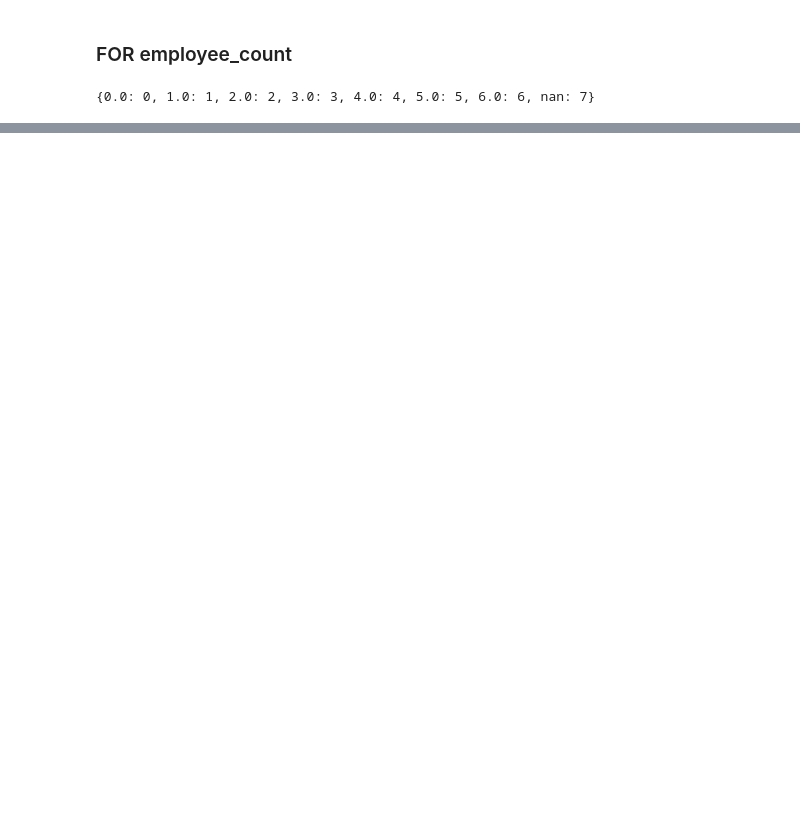
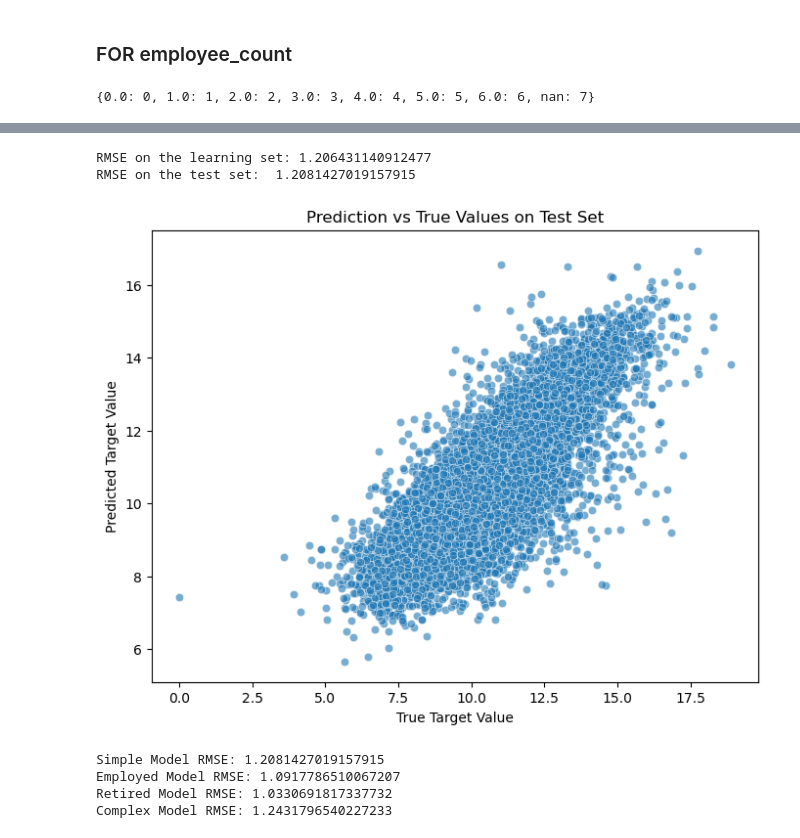
Before and after one commit to rinaaro/Machine-Learning-Project, a Jupyter notebook: merging_v3.ipynb, the cells around one changed output, grey strips where cells are left out. Cells and saved outputs as stored; diff of their text form; code cells hidden in the pictures; blank space fills up the shorter version.

```diff
--- a/merging_v3.ipynb
+++ b/merging_v3.ipynb
@@ -261,0 +353,49 @@ learn_data
+# %%
+#drop residents col before this? and insee code just for now bc its still object
+a = learn_data.drop(columns=['RESIDENTS', 'INSEE_CODE'])
+a = pd.get_dummies(a)
+# %%
+# Split data into features and target
+##Don't forget to edit the col ranges after editing types and stuff later
+X_train = a.drop(columns=['target'])
+y_train = a['target']
+
+basic_cols = list(X_train.columns[:8]) + ['is_employed', 'is_retired']
+employed_cols = list(X_train.columns[:10]) + list(X_train.columns[13:18]) + list(X_train.columns[23:])
+retired_cols = list(X_train.columns[:8]) + list(X_train.columns[10:18]) + list(X_train.columns[23:])
+
+# Create masks for the different subsets
+basic_mask = X_train[list(X_train.columns[:9]) + ['is_employed', 'is_retired']].notna().all(axis=1)
+employed_mask = X_train[list(X_train.columns[:11]) + list(X_train.columns[14:22])].notna().all(axis=1)
+retired_mask = X_train[list(X_train.columns[:9]) + list(X_train.columns[11:22])].notna().all(axis=1)
+# %%
+#reformat the train test split section
+# Simple Model: Basic features
+X_basic = X_train.loc[basic_mask, basic_cols]
+y_basic = y_train.loc[basic_mask]
+# %%
+X_train_basic, X_test_basic, y_train_basic, y_test_basic = train_test_split(X_basic, y_basic, test_size=0.2, random_state=42)
+basic_model = RandomForestRegressor(random_state=42)
+basic_model.fit(X_train_basic, y_train_basic)
+y_pred_basic = basic_model.predict(X_test_basic)
+# %%
+cross_val_rmse = cross_val_score(basic_model, X_train_basic, y_train_basic, cv=10, scoring='neg_root_mean_squared_error')
+rmse_test = root_mean_squared_error(y_test_basic, y_pred_basic)
+
+print("RMSE on the learning set:", -cross_val_rmse.mean())
+print("RMSE on the test set: ", rmse_test)
+# %% [output]
+RMSE on the learning set: 1.206431140912477
+RMSE on the test set:  1.2081427019157915
+# %%
+import matplotlib.pyplot as plt
+import seaborn as sns
+
+plt.figure(figsize=(8, 6))
+sns.scatterplot(x=y_test_basic, y=y_pred_basic, alpha=0.6)
+plt.xlabel('True Target Value')
+plt.ylabel('Predicted Target Value')
+plt.title('Prediction vs True Values on Test Set')
+plt.show()
+# %% [output]
+[figure, added]
@@ -261,0 +433,11 @@ learn_data
+# %%
+# Evaluation
+print("Simple Model RMSE:", root_mean_squared_error(y_test_basic, y_pred_basic))
+print("Employed Model RMSE:", root_mean_squared_error(y_test_employed, y_pred_employed))
+print("Retired Model RMSE:", root_mean_squared_error(y_test_retired, y_pred_retired))
+print("Complex Model RMSE:", root_mean_squared_error(y_test_complex, y_pred_complex))
+# %% [output]
+Simple Model RMSE: 1.2081427019157915
+Employed Model RMSE: 1.0917786510067207
+Retired Model RMSE: 1.0330691817337732
+Complex Model RMSE: 1.2431796540227233
```
Also changed, not shown: parts of 25 cells of this notebook.
